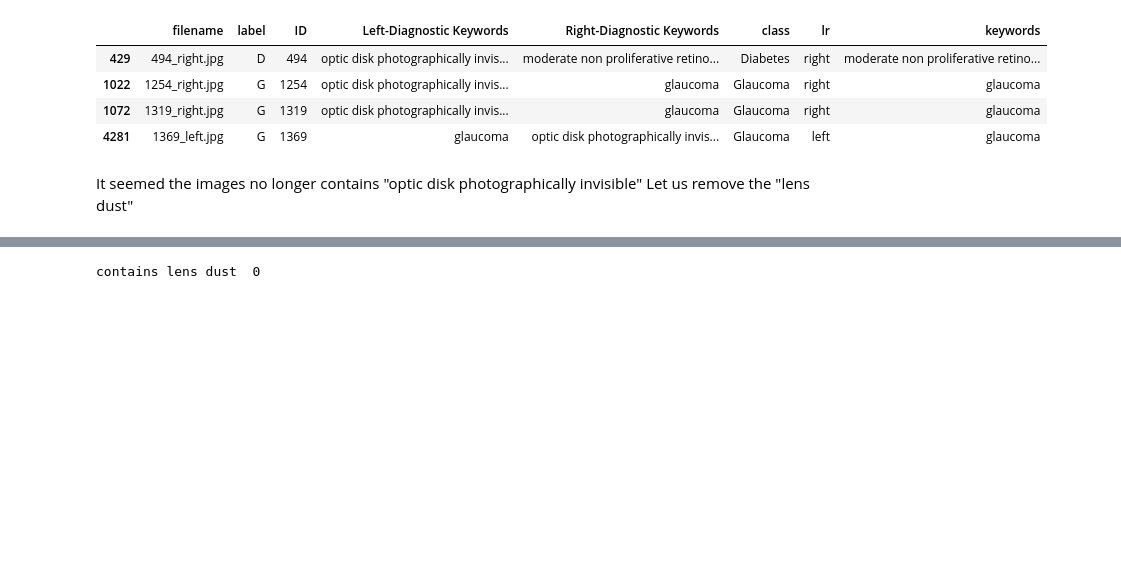
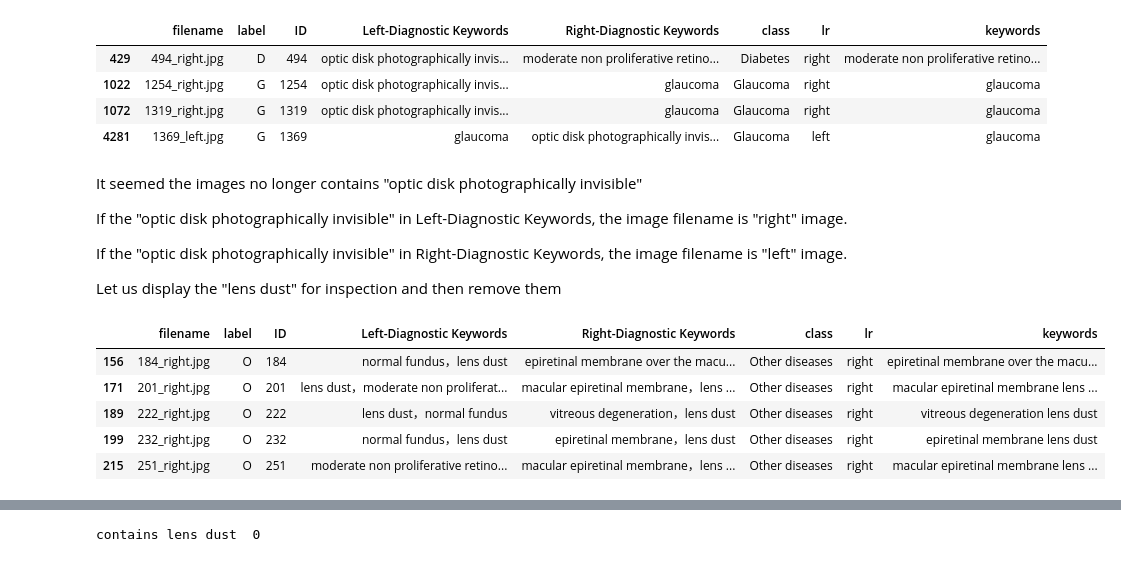
Before and after one commit to raymondsamalo/ITI123-GenerativeAIDeepLearningProject, a Jupyter notebook: 01_ODIR-2019-EDA.ipynb, the cells around one changed output, grey strips where cells are left out. Saved outputs shown, nothing was run; the diff lists cells and outputs as text; code cells hidden in the pictures; blank space fills up the shorter version.

```diff
--- a/01_ODIR-2019-EDA.ipynb
+++ b/01_ODIR-2019-EDA.ipynb
@@ -179,4 +201,20 @@ df2[(df2['Left-Diagnostic Keywords']=='optic disk photographically invisible')|
 | 4281 | 1369_left.jpg | G | 1369 | glaucoma | optic disk photographically invis... | Glaucoma | left | glaucoma |
 # %% [markdown]
 It seemed the images no longer contains "optic disk photographically invisible"
-Let us remove the "lens dust"
+
+If the "optic disk photographically invisible"  in Left-Diagnostic Keywords, the image filename is "right" image.
+
+If the "optic disk photographically invisible"  in Right-Diagnostic Keywords, the image filename is "left" image.
+
+Let us display the "lens dust" for inspection and then remove them
+# %%
+images_with_lens_dust = df2['keywords'].str.contains("lens dust")
+images_with_lens_dust = df2[images_with_lens_dust]
+images_with_lens_dust.head()
+# %% [output]
+|  | filename | label | ID | Left-Diagnostic Keywords | Right-Diagnostic Keywords | class | lr | keywords |
+| 156 | 184_right.jpg | O | 184 | normal fundus，lens dust | epiretinal membrane over the macu... | Other diseases | right | epiretinal membrane over the macu... |
+| 171 | 201_right.jpg | O | 201 | lens dust，moderate non proliferat... | macular epiretinal membrane，lens ... | Other diseases | right | macular epiretinal membrane lens ... |
+| 189 | 222_right.jpg | O | 222 | lens dust，normal fundus | vitreous degeneration，lens dust | Other diseases | right | vitreous degeneration lens dust |
+| 199 | 232_right.jpg | O | 232 | normal fundus，lens dust | epiretinal membrane，lens dust | Other diseases | right | epiretinal membrane lens dust |
+| 215 | 251_right.jpg | O | 251 | moderate non proliferative retino... | macular epiretinal membrane，lens ... | Other diseases | right | macular epiretinal membrane lens ... |
```
Also changed, not shown: parts of 13 cells of this notebook, 4 other files.
